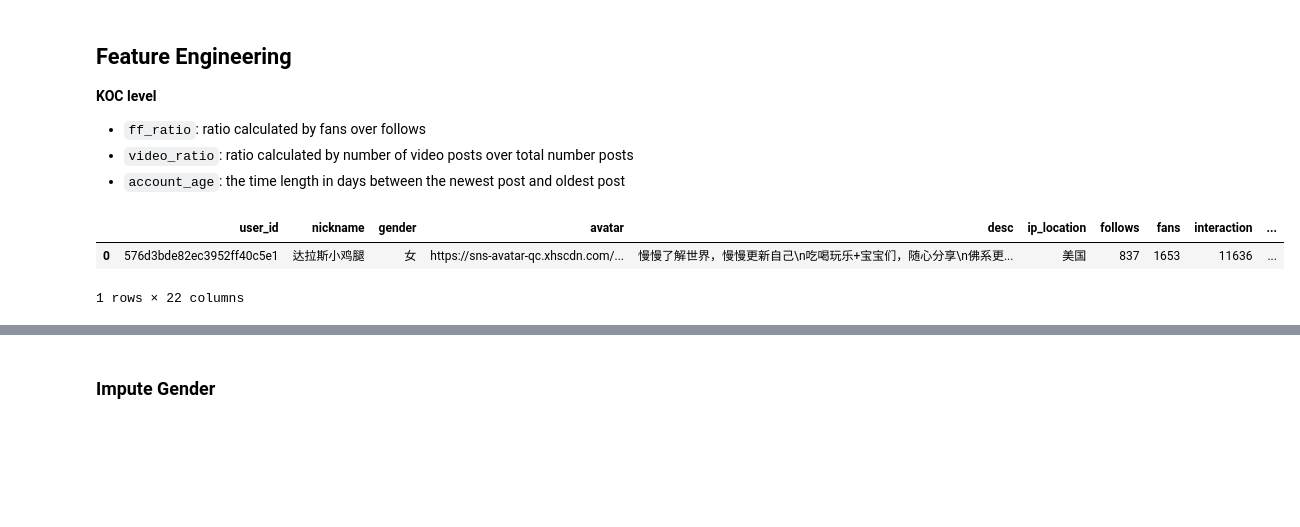
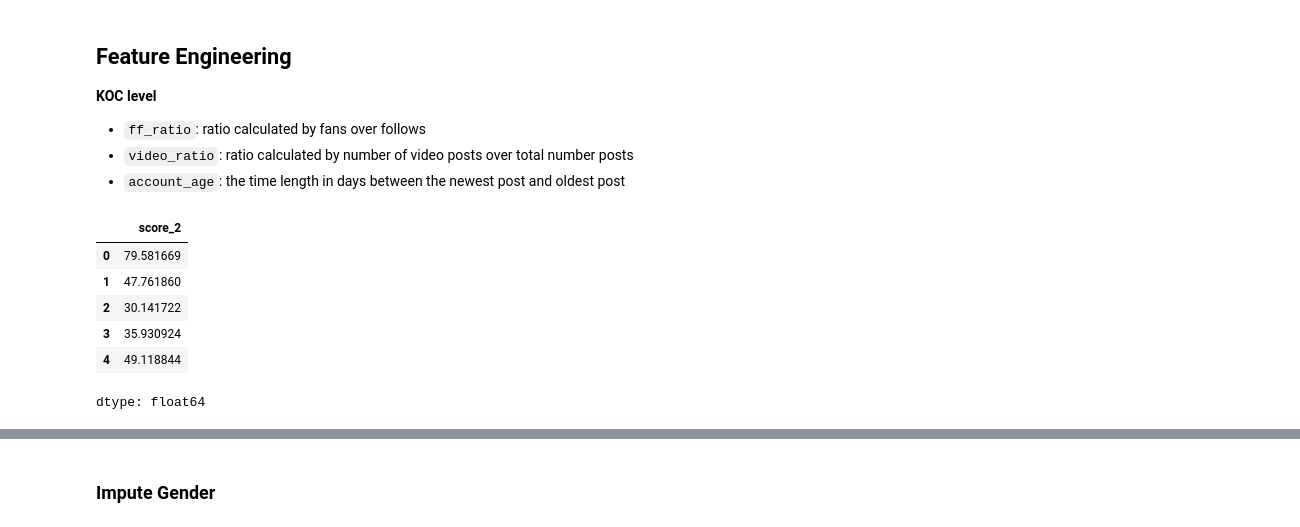
Before and after one commit to Dr-Spicy/MF_KOC, a Jupyter notebook: DataPreprocessing/Preprocessing.ipynb, the cells around one changed output, grey strips where cells are left out. Saved outputs shown, nothing was run; the diff lists cells and outputs as text; code cells hidden in the pictures; blank space fills up the shorter version.

```diff
--- a/DataPreprocessing/Preprocessing.ipynb
+++ b/DataPreprocessing/Preprocessing.ipynb
@@ -433,0 +509,5 @@ df_creator.loc[df_creator.profession.notna(),'desc'][0]
+# %%
+df_creator['location'] = df_creator['location'].apply(
+    lambda x: "TX" if isinstance(x, str) and "美国TX" in x
+    else ("US" if isinstance(x, str) and "美国" in x else "abroad")
+)
@@ -434,3 +529,5 @@ df_creator.loc[df_creator.profession.notna(),'desc'][0]
+# %%
+ df_creator = df_creator.drop(columns=['tag_list'])
 # %% [markdown]
 ## Feature Engineering
 
@@ -440,22 +537,20 @@ df_creator.loc[df_creator.profession.notna(),'desc'][0]
 - `account_age`: the time length in days between the newest post and oldest post
 # %%
 df_creator['ff_ratio'] = df_creator.fans / df_creator.follows
-video_ratio = df_contents.groupby(['nickname','type']).size().unstack().fillna(0).reset_index()
-video_ratio['video_ratio'] = video_ratio.video / (video_ratio.video + video_ratio.normal)
-df_creator = pd.merge(df_creator, video_ratio[['nickname', 'video_ratio', 'normal']], on = 'nickname')
-df_contents['time'] = pd.to_datetime(df_contents.time, unit = 'ms')
-time_length = df_contents.groupby('nickname') \
-    .agg(oldest = ('time', 'min'), newest = ('time', 'max')).reset_index()
+time_length = df_contents.groupby('user_id') \
+    .agg(oldest = ('post_time', 'min'), newest = ('post_time', 'max')).reset_index()
 time_length['age_koc'] = time_length.newest - time_length.oldest
 time_length['age_koc'] = time_length.age_koc.dt.days
-df_creator = pd.merge(df_creator, time_length[['nickname', 'age_koc']], on = 'nickname')
+df_creator = pd.merge(df_creator, time_length[['user_id', 'age_koc']], on = 'user_id')
-# %%
-df_creator = df_creator.drop(columns = ['college','tag_list','profession','info'])
 # %%
-df_creator.head(1)
+df_creator['score_2'].head()
 # %% [output]
-|  | user_id | nickname | gender | avatar | desc | ip_location | follows | fans | interaction | ... |
-| 0 | 576d3bde82ec3952ff40c5e1 | 达拉斯小鸡腿 | 女 | https://sns-avatar-qc.xhscdn.com/... | 慢慢了解世界，慢慢更新自己\n吃喝玩乐+宝宝们，随心分享\n佛系更... | 美国 | 837 | 1653 | 11636 | ... |
+|  | score_2 |
+| 0 | 79.581669 |
+| 1 | 47.761860 |
+| 2 | 30.141722 |
+| 3 | 35.930924 |
+| 4 | 49.118844 |
-1 rows × 22 columns
+dtype: float64
 # %%
 df_creator.describe()
```
Also changed, not shown: parts of 72 cells of this notebook.
